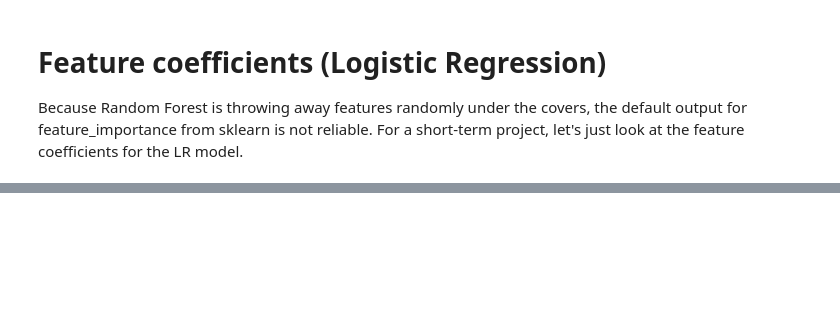
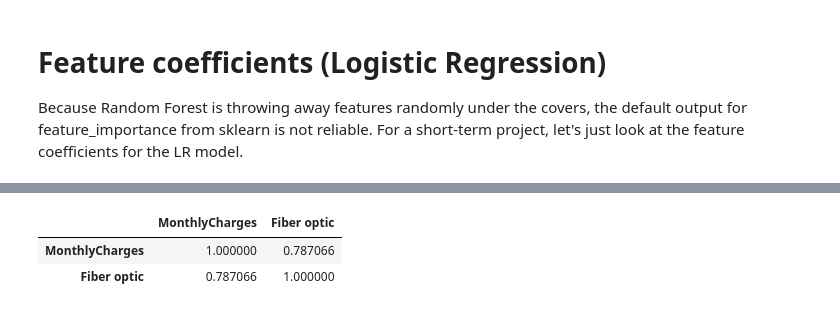
Before and after one commit to j-carson/churn, a Jupyter notebook: src/model.ipynb, the cells around one changed output, grey strips where cells are left out. Saved outputs shown, nothing was run; the diff lists cells and outputs as text; code cells hidden in the pictures; blank space fills up the shorter version.

```diff
--- a/src/model.ipynb
+++ b/src/model.ipynb
@@ -348,9 +359,9 @@ feature coefficients for the LR model.
 # %%
 for i in range(n_cohorts):
     print(f"===== Cohort {i} : {cohort_table.loc[i,'name']} ====== " )
-    df = pd.DataFrame(data=scores[i]['clf'].coef_, columns=scores[i]['cols'], index=['coef']).T
-    df['abs'] = df.eval('abs(coef)')
-    top5 = df.sort_values('abs', ascending=False).head(5)[['coef']]
+    coeffs = pd.DataFrame(data=scores[i]['clf'].coef_, columns=scores[i]['cols'], index=['coef']).T
+    coeffs['abs'] = coeffs.eval('abs(coef)')
+    top5 = coeffs.sort_values('abs', ascending=False).head(5)[['coef']]
     print(top5)
     print("\n")
 # %% [output]
@@ -413,0 +400,8 @@ test or a model-based feature search) to extract the feature importance from the
+# %%
+corr_example = pd.get_dummies(df.InternetService)
+corr_example = pd.concat([df.MonthlyCharges, corr_example['Fiber optic']], axis=1)
+corr_example.corr()
+# %% [output]
+|  | MonthlyCharges | Fiber optic |
+| MonthlyCharges | 1.000000 | 0.787066 |
+| Fiber optic | 0.787066 | 1.000000 |
```
Also changed, not shown: parts of 18 cells of this notebook, 1 other file.
